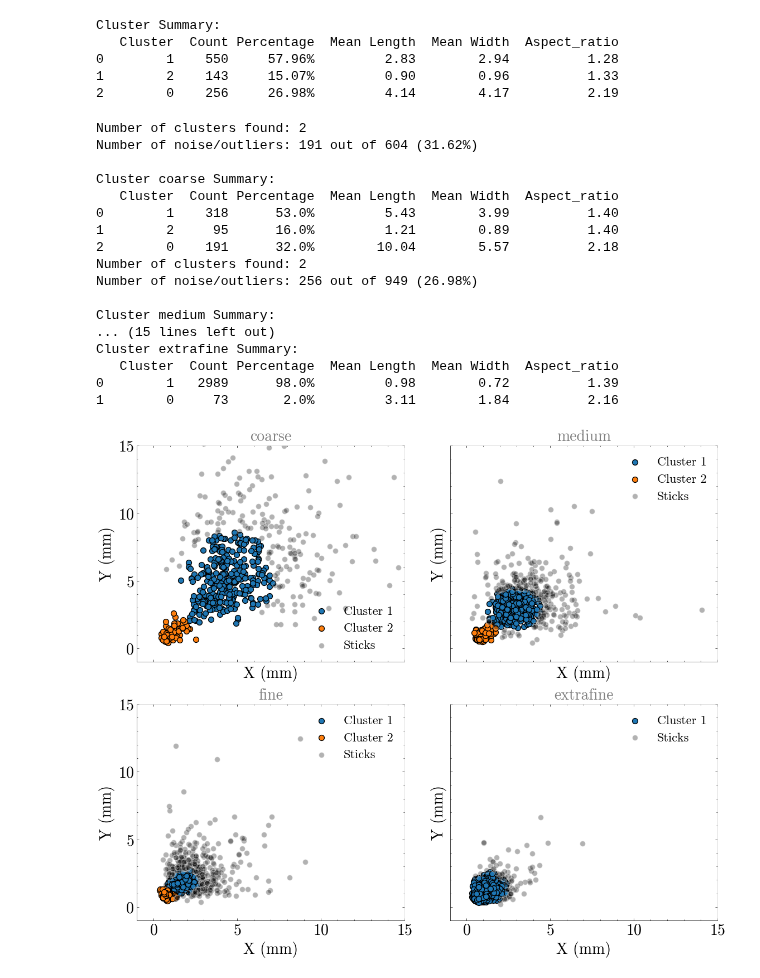
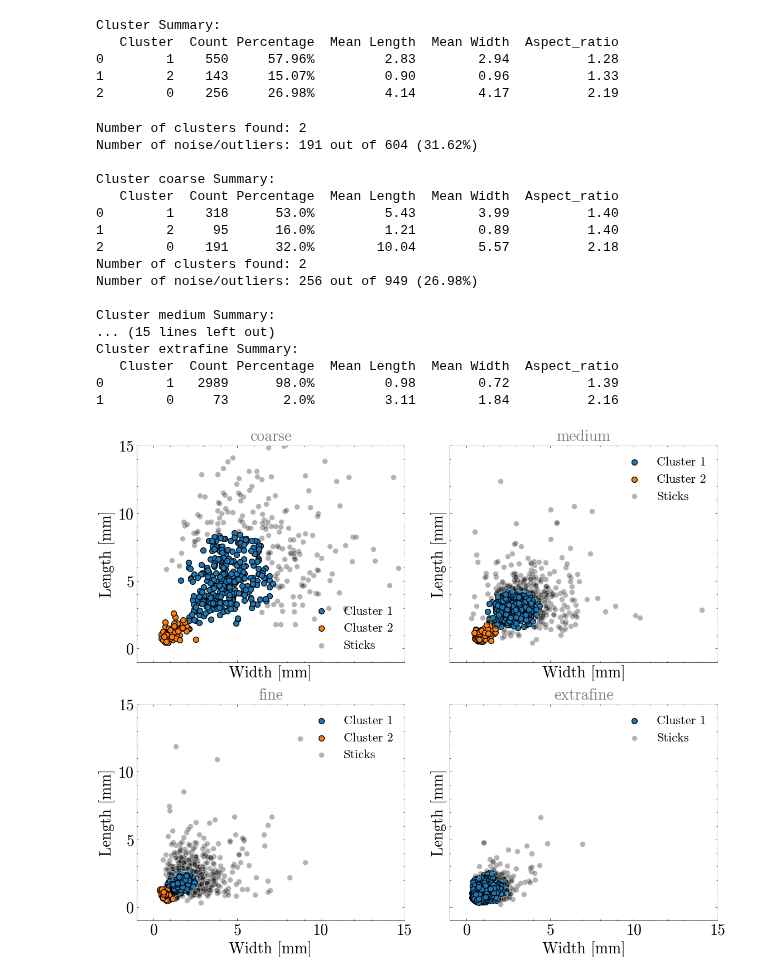
Before and after one commit to joaquinaicrag/UNIBS, a Jupyter notebook: Paper1-YMporousmat/count_grains/grains_dist.ipynb, the cells around one changed output. Cells and saved outputs as stored; diff of their text form; code cells hidden in the pictures.

Commit message:
change error graph

```diff
--- a/Paper1-YMporousmat/count_grains/grains_dist.ipynb
+++ b/Paper1-YMporousmat/count_grains/grains_dist.ipynb
@@ -337,8 +337,8 @@ for i, granul in enumerate(['coarse', 'medium', 'fine', 'extrafine']):
 
     fontsize=20
 
-    ax[i].set_xlabel('X (mm)', fontsize=fontsize)
-    ax[i].set_ylabel('Y (mm)', fontsize=fontsize)
+    ax[i].set_xlabel('Width [mm]', fontsize=fontsize)
+    ax[i].set_ylabel('Length [mm]', fontsize=fontsize)
     ax[i].set_xlim([-1, 15])
     ax[i].set_ylim([-1, 15])
     ax[i].set_title(f'{granul}', fontsize=fontsize, color='grey')
@@ -383,34 +383,34 @@ for i, granul in enumerate(['coarse', 'medium', 'fine', 'extrafine']):
             'Percentage': f'{round(count / total_points * 100, 0)}%',
             'Mean Length': round(np.mean(mean_length), 2),
             'Mean Width': round(np.mean(mean_width), 2),
             'Aspect_ratio': aspect_ratio
         })
 
     # Convert to DataFrame
     summary_df = pd.DataFrame(summary_list)
     print(f"\nCluster {granul} Summary:")
     print(summary_df)
 
 plt.show()
 # %% [output]
 Number of clusters found: 2
 Number of noise/outliers: 191 out of 604 (31.62%)
 
 Cluster coarse Summary:
    Cluster  Count Percentage  Mean Length  Mean Width  Aspect_ratio
 0        1    318      53.0%         5.43        3.99          1.40
 1        2     95      16.0%         1.21        0.89          1.40
 2        0    191      32.0%        10.04        5.57          2.18
 Number of clusters found: 2
 Number of noise/outliers: 256 out of 949 (26.98%)
 
 Cluster medium Summary:
 ... (15 lines left out)
 Cluster extrafine Summary:
    Cluster  Count Percentage  Mean Length  Mean Width  Aspect_ratio
 0        1   2989      98.0%         0.98        0.72          1.39
 1        0     73       2.0%         3.11        1.84          2.16
-[figure, old version]
+[figure, new version]
 # %%
 #sns.histplot(ratio, bins=50, kde=True)
 # %%
```
Also changed, not shown: parts of 2 cells of this notebook, 6 other files.
